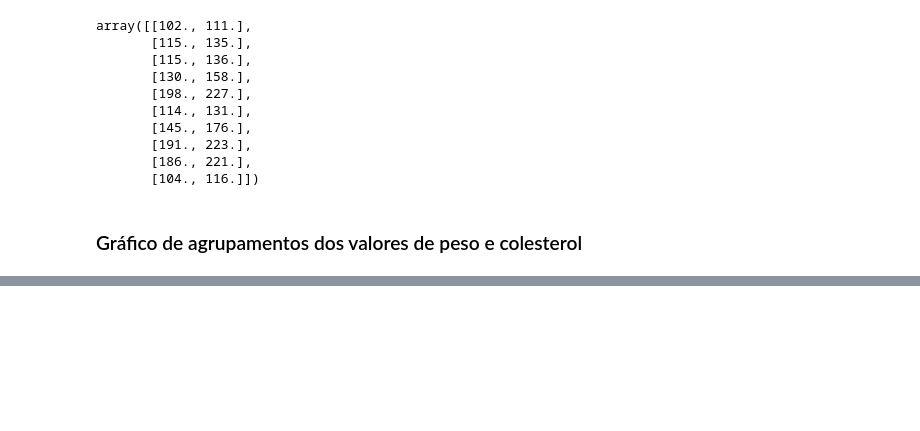
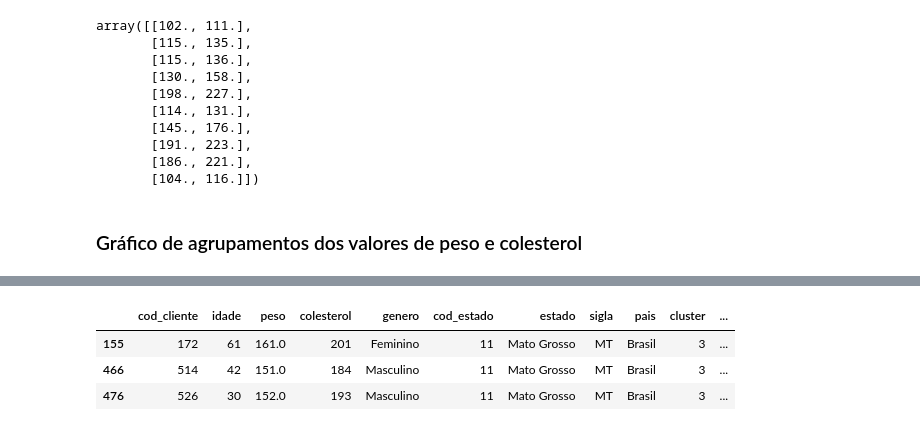
Before and after one commit to WashMarvin/Algoritmo_kmeans, a Jupyter notebook: Desafio_mod_1.ipynb, the cells around one changed output, grey strips where cells are left out. Cells and saved outputs as stored; diff of their text form; code cells hidden in the pictures; blank space fills up the shorter version.

```diff
--- a/Desafio_mod_1.ipynb
+++ b/Desafio_mod_1.ipynb
@@ -430,0 +469,7 @@ grafico_final.show()
+# %%
+cluster_clientes.query('nome_cluster == "Alto Risco" & estado == "Mato Grosso"')
+# %% [output]
+|  | cod_cliente | idade | peso | colesterol | genero | cod_estado | estado | sigla | pais | cluster | ... |
+| 155 | 172 | 61 | 161.0 | 201 | Feminino | 11 | Mato Grosso | MT | Brasil | 3 | ... |
+| 466 | 514 | 42 | 151.0 | 184 | Masculino | 11 | Mato Grosso | MT | Brasil | 3 | ... |
+| 476 | 526 | 30 | 152.0 | 193 | Masculino | 11 | Mato Grosso | MT | Brasil | 3 | ... |
```
Also changed, not shown: parts of 10 cells of this notebook.
